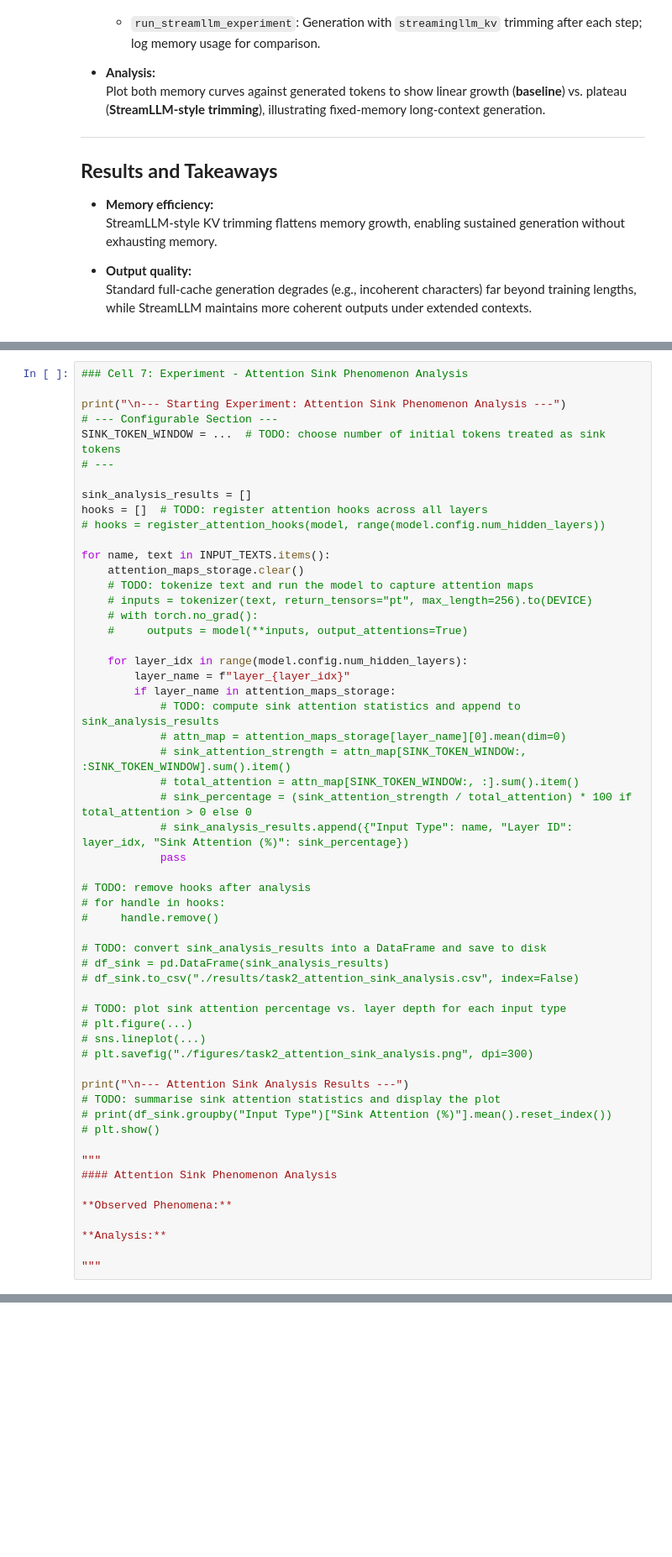
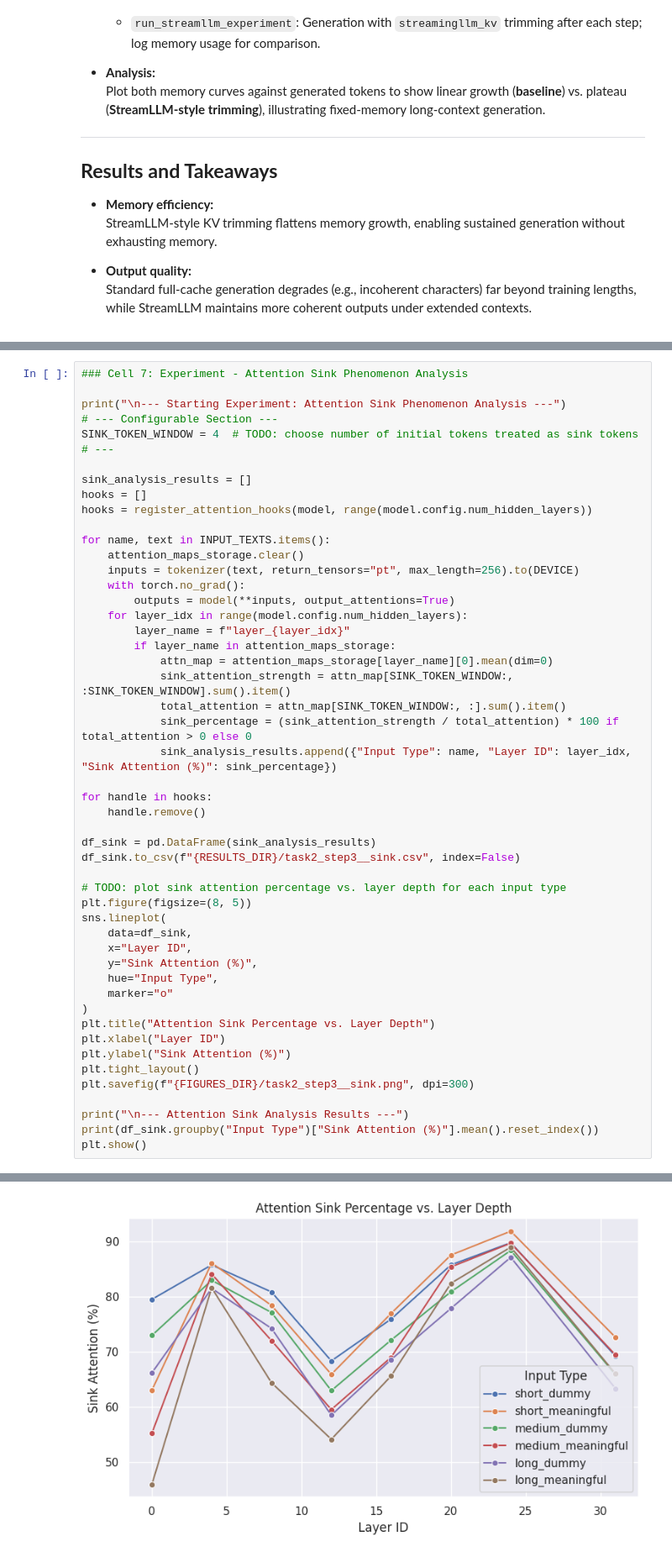
Before and after one commit to Bluefin-Tuna/CS4803-EML, a Jupyter notebook: p4/Lab_task2_template.ipynb, the cells around one changed output, grey strips where cells are left out. Shown at 84% size. Drawn from its saved outputs; the diff is of its cells as text; blank space fills up the shorter version.

```diff
--- a/p4/Lab_task2_template.ipynb
+++ b/p4/Lab_task2_template.ipynb
@@ -270,54 +302,49 @@ print("\n   All attention maps for the provided inputs have been generated.")
 
 print("\n--- Starting Experiment: Attention Sink Phenomenon Analysis ---")
 # --- Configurable Section ---
-SINK_TOKEN_WINDOW = ...  # TODO: choose number of initial tokens treated as sink tokens
+SINK_TOKEN_WINDOW = 4  # TODO: choose number of initial tokens treated as sink tokens
 # ---
 
 sink_analysis_results = []
-hooks = []  # TODO: register attention hooks across all layers
-# hooks = register_attention_hooks(model, range(model.config.num_hidden_layers))
+hooks = []
+hooks = register_attention_hooks(model, range(model.config.num_hidden_layers))
 
 for name, text in INPUT_TEXTS.items():
     attention_maps_storage.clear()
-    # TODO: tokenize text and run the model to capture attention maps
-    # inputs = tokenizer(text, return_tensors="pt", max_length=256).to(DEVICE)
-    # with torch.no_grad():
-    #     outputs = model(**inputs, output_attentions=True)
-
+    inputs = tokenizer(text, return_tensors="pt", max_length=256).to(DEVICE)
+    with torch.no_grad():
+        outputs = model(**inputs, output_attentions=True)
     for layer_idx in range(model.config.num_hidden_layers):
         layer_name = f"layer_{layer_idx}"
         if layer_name in attention_maps_storage:
-            # TODO: compute sink attention statistics and append to sink_analysis_results
-            # attn_map = attention_maps_storage[layer_name][0].mean(dim=0)
-            # sink_attention_strength = attn_map[SINK_TOKEN_WINDOW:, :SINK_TOKEN_WINDOW].sum().item()
-            # total_attention = attn_map[SINK_TOKEN_WINDOW:, :].sum().item()
-            # sink_percentage = (sink_attention_strength / total_attention) * 100 if total_attention > 0 else 0
-            # sink_analysis_results.append({"Input Type": name, "Layer ID": layer_idx, "Sink Attention (%)": sink_percentage})
-            pass
+            attn_map = attention_maps_storage[layer_name][0].mean(dim=0)
+            sink_attention_strength = attn_map[SINK_TOKEN_WINDOW:, :SINK_TOKEN_WINDOW].sum().item()
+            total_attention = attn_map[SINK_TOKEN_WINDOW:, :].sum().item()
+            sink_percentage = (sink_attention_strength / total_attention) * 100 if total_attention > 0 else 0
+            sink_analysis_results.append({"Input Type": name, "Layer ID": layer_idx, "Sink Attention (%)": sink_percentage})
 
-# TODO: remove hooks after analysis
-# for handle in hooks:
-#     handle.remove()
+for handle in hooks:
+    handle.remove()
 
-# TODO: convert sink_analysis_results into a DataFrame and save to disk
-# df_sink = pd.DataFrame(sink_analysis_results)
-# df_sink.to_csv("./results/task2_attention_sink_analysis.csv", index=False)
+df_sink = pd.DataFrame(sink_analysis_results)
+df_sink.to_csv(f"{RESULTS_DIR}/task2_step3__sink.csv", index=False)
 
 # TODO: plot sink attention percentage vs. layer depth for each input type
-# plt.figure(...)
-# sns.lineplot(...)
-# plt.savefig("./figures/task2_attention_sink_analysis.png", dpi=300)
+plt.figure(figsize=(8, 5))
+sns.lineplot(
+    data=df_sink,
+    x="Layer ID",
+    y="Sink Attention (%)",
+    hue="Input Type",
+    marker="o"
+)
+plt.title("Attention Sink Percentage vs. Layer Depth")
+plt.xlabel("Layer ID")
+plt.ylabel("Sink Attention (%)")
+plt.tight_layout()
+plt.savefig(f"{FIGURES_DIR}/task2_step3__sink.png", dpi=300)
 
 print("\n--- Attention Sink Analysis Results ---")
-# TODO: summarise sink attention statistics and display the plot
-# print(df_sink.groupby("Input Type")["Sink Attention (%)"].mean().reset_index())
-# plt.show()
-
-"""
-#### Attention Sink Phenomenon Analysis
-
-**Observed Phenomena:**
-
-**Analysis:**
-
-"""
+print(df_sink.groupby("Input Type")["Sink Attention (%)"].mean().reset_index())
+plt.show()
+# %% [output]
@@ -323,0 +361 @@ print("\n--- Attention Sink Analysis Results ---")
+[figure, added]
```
Also changed, not shown: parts of 8 cells of this notebook, 9 other files.
